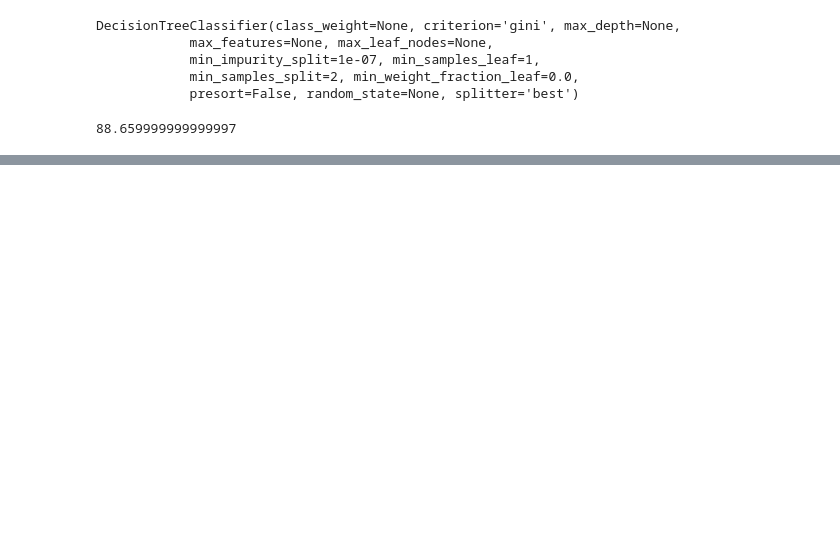
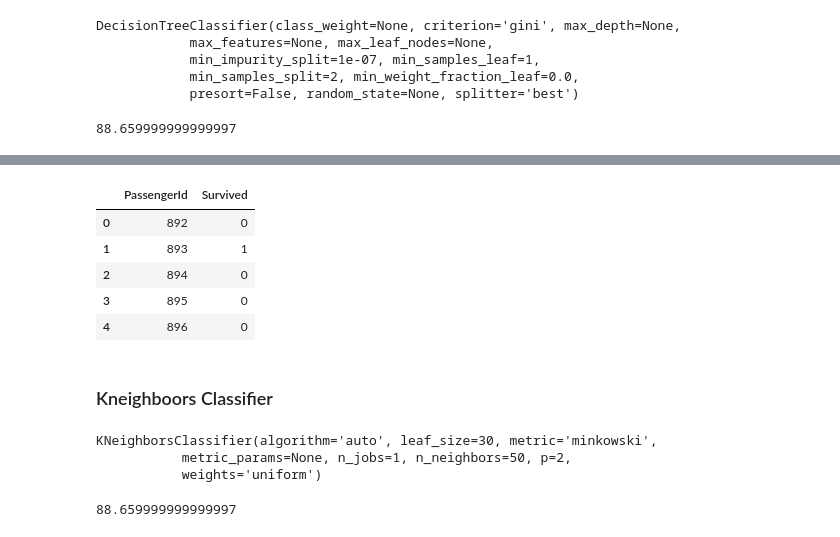
Before and after one commit to GabrielCzar/jupyter_notebook, a Jupyter notebook: Titanic/Titanic V5.ipynb, the cells around one changed output, grey strips where cells are left out. Cells and saved outputs as stored; diff of their text form; code cells hidden in the pictures; blank space fills up the shorter version.

```diff
--- a/Titanic/Titanic V5.ipynb
+++ b/Titanic/Titanic V5.ipynb
@@ -282,0 +380,2 @@ submission.to_csv('submission.csv', index=False)
+# %%
+rand_forest = RandomForestClassifier(n_estimators=100)
@@ -282,0 +391,2 @@ submission.to_csv('submission.csv', index=False)
+# %%
+y_pred = rand_forest.predict(X_test_transf)
@@ -282,0 +399,14 @@ submission.to_csv('submission.csv', index=False)
+# %%
+rand_submission = pd.DataFrame({
+    'PassengerId': test_df['PassengerId'],
+    'Survived': y_pred
+})
+
+rand_submission.head()
+# %% [output]
+|  | PassengerId | Survived |
+| 0 | 892 | 0 |
+| 1 | 893 | 1 |
+| 2 | 894 | 0 |
+| 3 | 895 | 0 |
+| 4 | 896 | 0 |
@@ -282,0 +416,2 @@ submission.to_csv('submission.csv', index=False)
+# %% [markdown]
+### Kneighboors Classifier
@@ -282,0 +420,6 @@ submission.to_csv('submission.csv', index=False)
+# %%
+knn.fit(X_train_transf, y_train)
+# %% [output]
+KNeighborsClassifier(algorithm='auto', leaf_size=30, metric='minkowski',
+           metric_params=None, n_jobs=1, n_neighbors=50, p=2,
+           weights='uniform')
@@ -282,0 +428,6 @@ submission.to_csv('submission.csv', index=False)
+# %%
+knn_score = knn.score(X_train_transf, y_train)
+acc_knn = round(rand_score * 100, 2)
+acc_knn
+# %% [output]
+88.659999999999997
```
Also changed, not shown: parts of 39 cells of this notebook, 11 other files.
